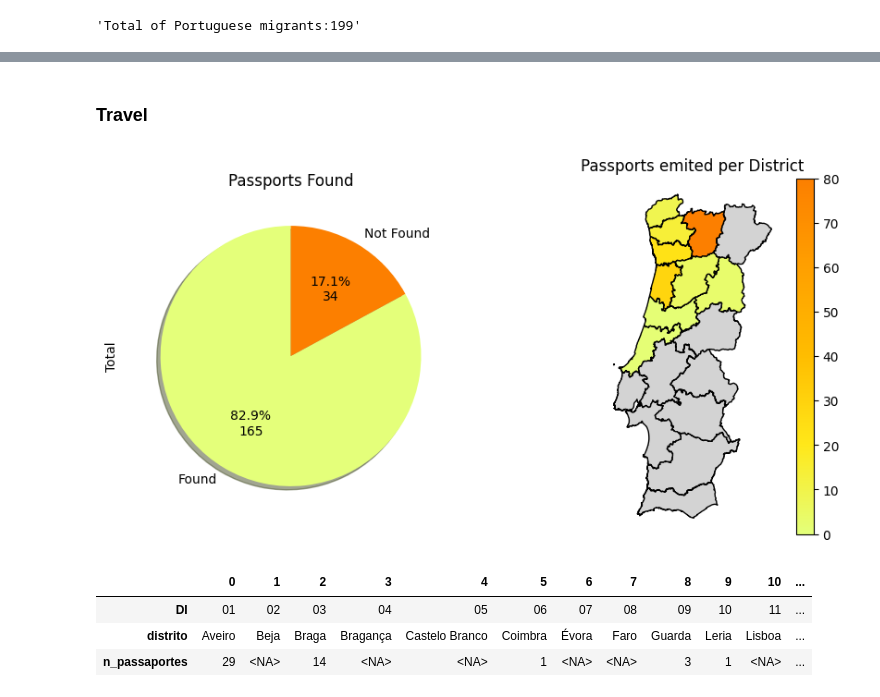
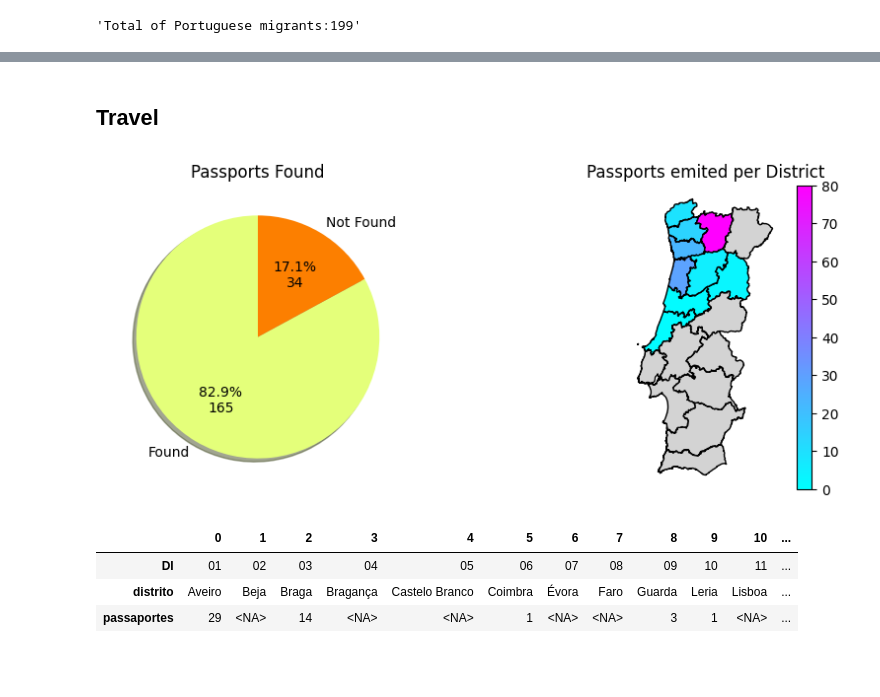
Before and after one commit to luamz/migration-data-analysis, a Jupyter notebook: atrato/portuguese_migrants.ipynb, the cells around one changed output, grey strips where cells are left out. Saved outputs shown, nothing was run; the diff lists cells and outputs as text; code cells hidden in the pictures; blank space fills up the shorter version.

```diff
--- a/atrato/portuguese_migrants.ipynb
+++ b/atrato/portuguese_migrants.ipynb
@@ -9,5 +11,5 @@ import matplotlib.pyplot as plt
 %matplotlib inline
 # %%
 df = pd.read_excel('atrato-data.xlsx')
-df = df[df.nationality=="Portuguese"]
+df = df[df.nationality=="Portuguese"].reset_index(drop=True)
 # %% [markdown]
@@ -26,4 +74,4 @@ gender.plot.pie(title="Gender Distribution", figsize=(3,3), colors = ['green','r
 # %% [markdown]
-### Travel
+## Travel
 # %%
 distritos_geodata = gpd.read_file("distritos.geojson")
@@ -31,24 +79,24 @@ distritos_data = pd.read_csv("distritos_passaportes.csv", converters={'DI': str}
 # %%
 fig, axes = plt.subplots(ncols=2)
 
 passport = df["found_passport"].to_frame("Passports Found").value_counts().to_frame("Total")
-passport.plot.pie(title="Passports Found", figsize=(10,5), cmap='Wistia',ax=axes[0],
-                autopct=(lambda prct_value: '{:.1f}%\n{:.0f}'.format(prct_value,len(df)*prct_value/100)),
-                shadow=True, startangle=90, labels=["Found","Not Found"], y='Total').get_legend().remove()
+passport.plot.pie(title="Passports Found", figsize=(10,4), cmap="Wistia",ax=axes[0], ylabel='',
+                autopct=(lambda prct_value: "{:.1f}%\n{:.0f}".format(prct_value,len(df)*prct_value/100)),
+                shadow=True, startangle=90, labels=["Found","Not Found"], y="Total").get_legend().remove()
 plt.title("Passports emited per District")
 distritos_map = distritos_geodata.merge(distritos_data, on="DI")
-distritos_map = distritos_map[["DI","distrito", "geometry", "n_passaportes"]]
-distritos_map.plot(column = "n_passaportes",cmap='Wistia',figsize=(15,16), vmax=80, vmin=0, ax=axes[1],
+distritos_map = distritos_map[["DI","distrito", "geometry", "passaportes"]]
+distritos_map.plot(column = "passaportes",cmap="cool",figsize=(15,4), vmax=80, vmin=0, ax=axes[1],
                    legend=True, edgecolor="black", missing_kwds= dict(color = "lightgrey",))
-plt.axis('off')
+plt.axis("off")
 plt.show()
 
 dd = distritos_data.copy()
-dd["n_passaportes"]=dd["n_passaportes"].astype("Int64")
+dd["passaportes"]=dd["passaportes"].astype("Int64")
 display(dd.T)
 # %% [output]
-[figure, old version]
+[figure, new version]
 |  | 0 | 1 | 2 | 3 | 4 | 5 | 6 | 7 | 8 | 9 | 10 | ... |
 | DI | 01 | 02 | 03 | 04 | 05 | 06 | 07 | 08 | 09 | 10 | 11 | ... |
 | distrito | Aveiro | Beja | Braga | Bragança | Castelo Branco | Coimbra | Évora | Faro | Guarda | Leria | Lisboa | ... |
-| n_passaportes | 29 | <NA> | 14 | <NA> | <NA> | 1 | <NA> | <NA> | 3 | 1 | <NA> | ... |
+| passaportes | 29 | <NA> | 14 | <NA> | <NA> | 1 | <NA> | <NA> | 3 | 1 | <NA> | ... |
```
Also changed, not shown: parts of 7 cells of this notebook.
